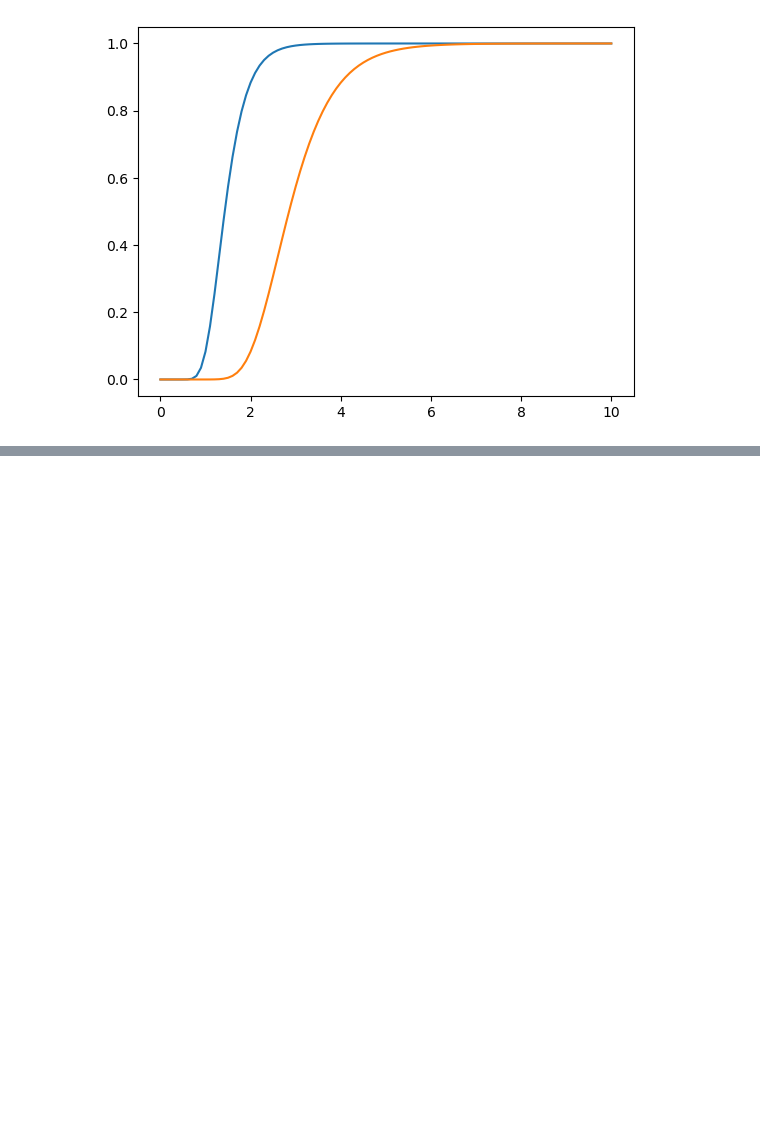
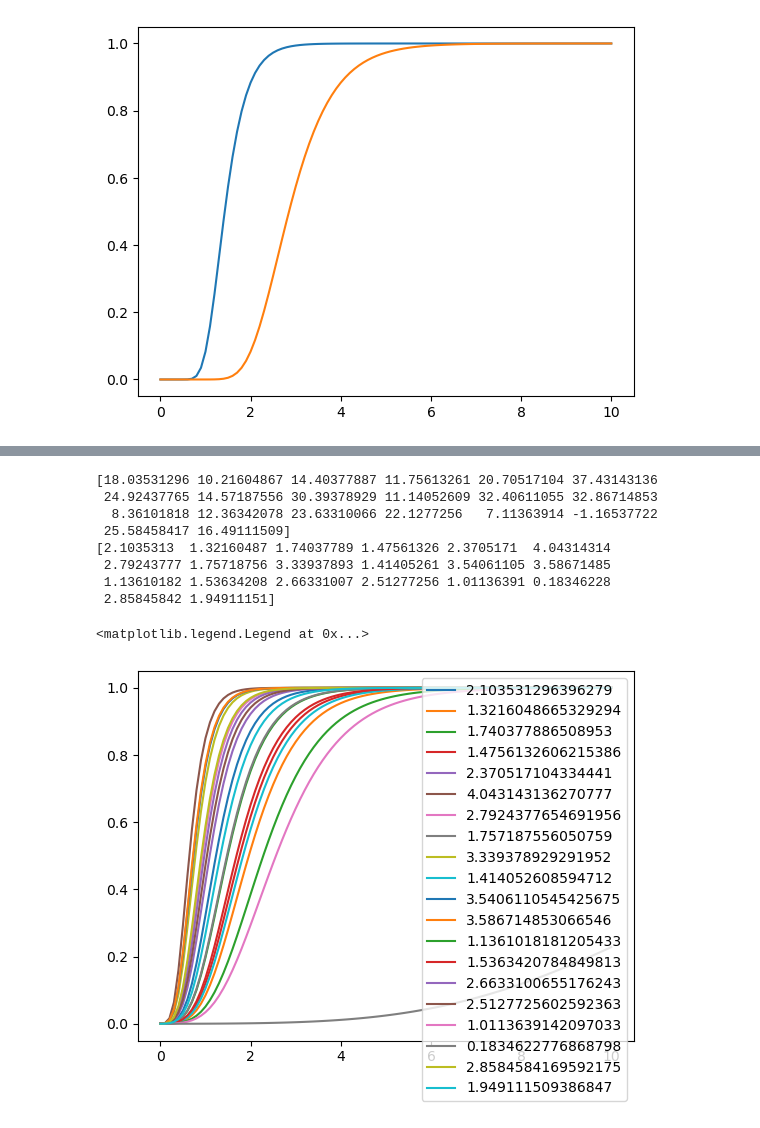
Before and after one commit to csherwood-usgs/Dorian_recovery, a Jupyter notebook: growth_model.ipynb, the cells around one changed output, grey strips where cells are left out. Saved outputs shown, nothing was run; the diff lists cells and outputs as text; code cells hidden in the pictures; blank space fills up the shorter version.

```diff
--- a/growth_model.ipynb
+++ b/growth_model.ipynb
@@ -22,0 +70,23 @@ plt.plot(t,W2)
+# %%
+thick = np.random.normal(loc=20.0, scale=10.0, size=20)
+print(thick)
+
+kt = .3+thick/10.
+print(kt)
+
+for kti in kt:
+    ts = '{}'.format(kti)
+    plt.plot(t, A*np.exp(-b*np.exp(-kti*t)),label=ts)
+
+plt.legend()
+# %% [output]
+[18.03531296 10.21604867 14.40377887 11.75613261 20.70517104 37.43143136
+ 24.92437765 14.57187556 30.39378929 11.14052609 32.40611055 32.86714853
+  8.36101818 12.36342078 23.63310066 22.1277256   7.11363914 -1.16537722
+ 25.58458417 16.49111509]
+[2.1035313  1.32160487 1.74037789 1.47561326 2.3705171  4.04314314
+ 2.79243777 1.75718756 3.33937893 1.41405261 3.54061105 3.58671485
+ 1.13610182 1.53634208 2.66331007 2.51277256 1.01136391 0.18346228
+ 2.85845842 1.94911151]
+<matplotlib.legend.Legend at 0x...>
+[figure, added]
```
Also changed, not shown: parts of 6 cells of this notebook.
